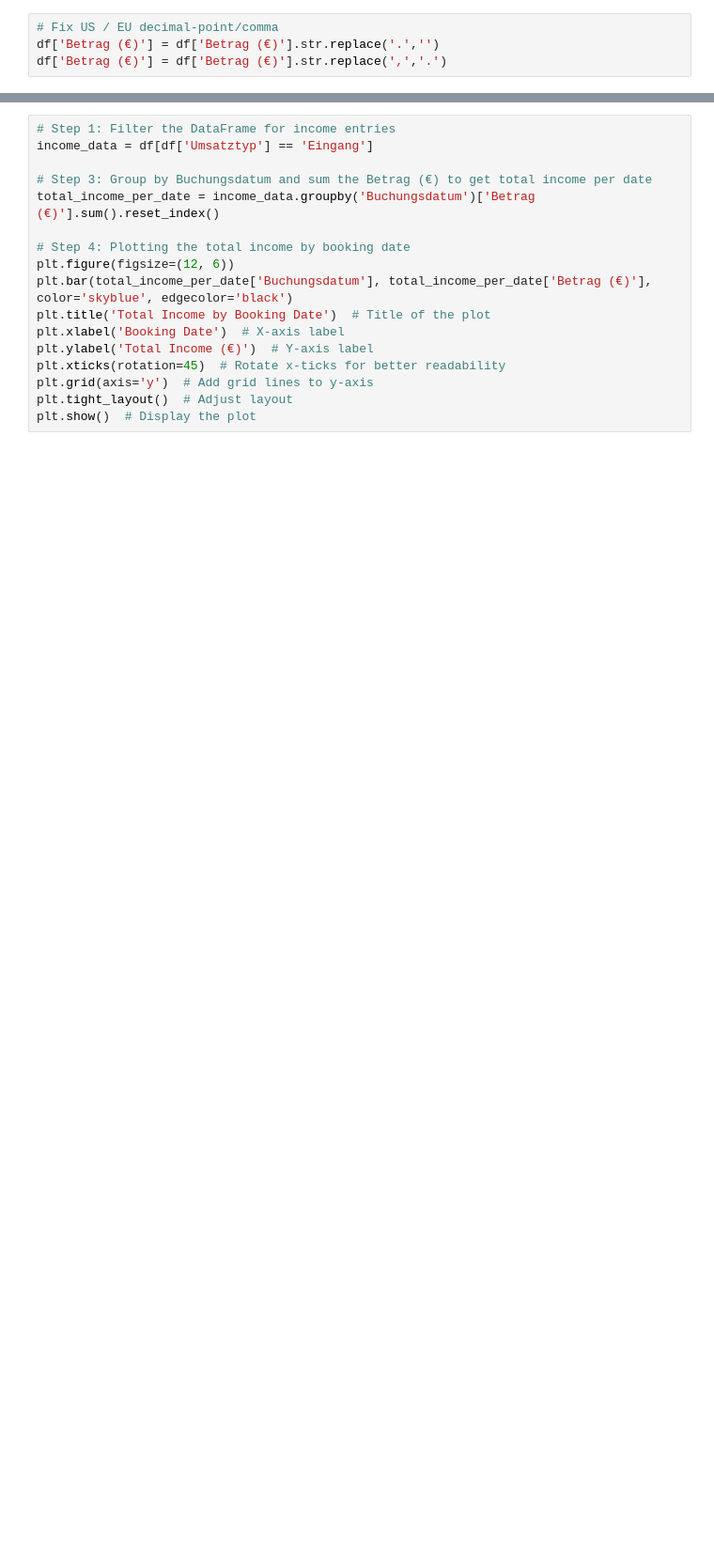
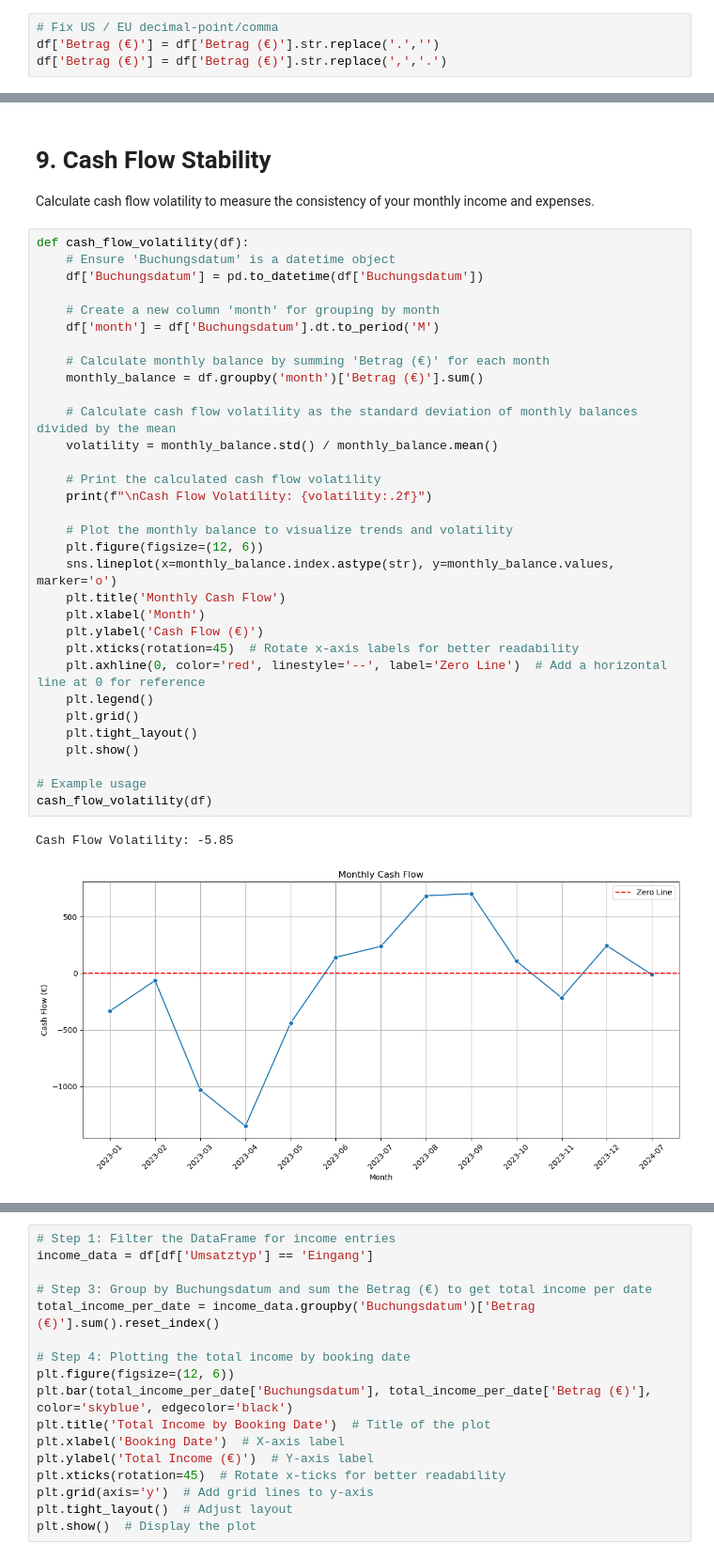
Before and after one commit to TilloStralka/FinanceGrouper, a Jupyter notebook: notebooks/FinanceTool.ipynb, the cells around one changed output, grey strips where cells are left out. Shown at 94% size. Drawn from its saved outputs; the diff is of its cells as text; blank space fills up the shorter version.

```diff
--- a/notebooks/FinanceTool.ipynb
+++ b/notebooks/FinanceTool.ipynb
@@ -186,0 +520,38 @@ None
+# %% [markdown]
+# 9. Cash Flow Stability
+Calculate cash flow volatility to measure the consistency of your monthly income and expenses.
+# %%
+def cash_flow_volatility(df):
+    # Ensure 'Buchungsdatum' is a datetime object
+    df['Buchungsdatum'] = pd.to_datetime(df['Buchungsdatum'])
+
+    # Create a new column 'month' for grouping by month
+    df['month'] = df['Buchungsdatum'].dt.to_period('M')
+
+    # Calculate monthly balance by summing 'Betrag (€)' for each month
+    monthly_balance = df.groupby('month')['Betrag (€)'].sum()
+
+    # Calculate cash flow volatility as the standard deviation of monthly balances divided by the mean
+    volatility = monthly_balance.std() / monthly_balance.mean()
+
+    # Print the calculated cash flow volatility
+    print(f"\nCash Flow Volatility: {volatility:.2f}")
+
+    # Plot the monthly balance to visualize trends and volatility
+    plt.figure(figsize=(12, 6))
+    sns.lineplot(x=monthly_balance.index.astype(str), y=monthly_balance.values, marker='o')
+    plt.title('Monthly Cash Flow')
+    plt.xlabel('Month')
+    plt.ylabel('Cash Flow (€)')
+    plt.xticks(rotation=45)  # Rotate x-axis labels for better readability
+    plt.axhline(0, color='red', linestyle='--', label='Zero Line')  # Add a horizontal line at 0 for reference
+    plt.legend()
+    plt.grid()
+    plt.tight_layout()
+    plt.show()
+
+# Example usage
+cash_flow_volatility(df)
+# %% [output]
+Cash Flow Volatility: -5.85
+[figure, added]
```
Also changed, not shown: parts of 41 cells of this notebook.
